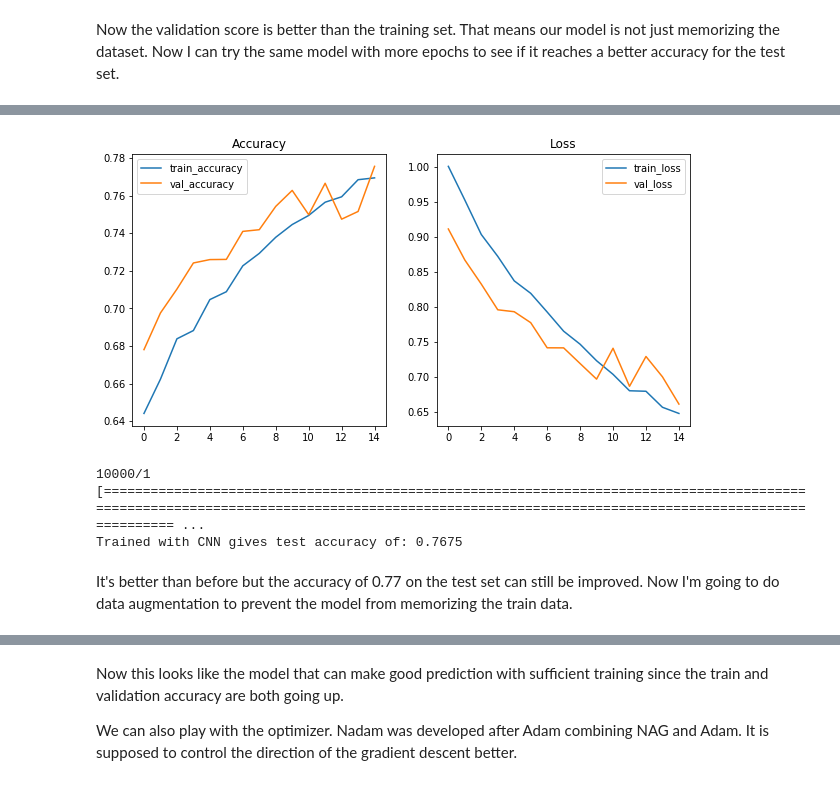
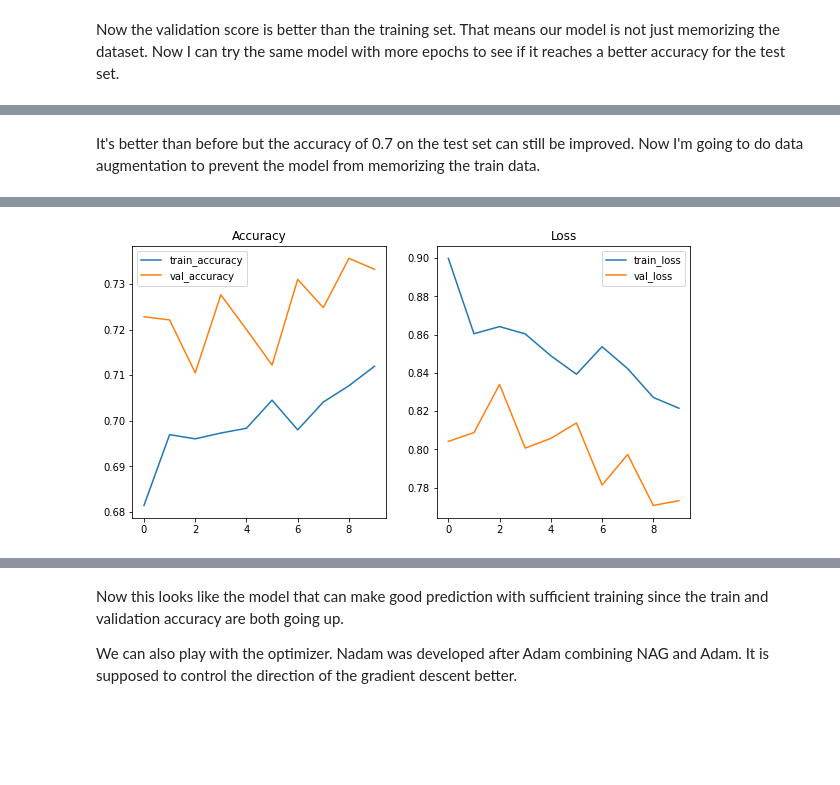
Before and after one commit to bbchen33/Deep-learning, a Jupyter notebook: Tensorflow-small-image-cifar10-training.ipynb, the cells around one changed output, grey strips where cells are left out. Drawn from its saved outputs; the diff is of its cells as text; code cells hidden in the pictures; blank space fills up the shorter version.

```diff
--- a/Tensorflow-small-image-cifar10-training.ipynb
+++ b/Tensorflow-small-image-cifar10-training.ipynb
@@ -263,19 +154,13 @@ Epoch 15/15
-# %%
-training_progress(model4, history4)
-print('Trained with CNN gives test accuracy of:',model4.evaluate(X_test_normal, y_test_category)[1])
-# %% [output]
-[figure, removed]
-10000/1 [=============================================================================================================================================================================================== ...
-Trained with CNN gives test accuracy of: 0.7675
 # %% [markdown]
-It's better than before but the accuracy of 0.77 on the test set can still be improved. Now I'm going to do data augmentation to prevent the model from memorizing the train data.
+It's better than before but the accuracy of 0.7 on the test set can still be improved. Now I'm going to do data augmentation to prevent the model from memorizing the train data.
 # %%
 from tensorflow.keras.preprocessing.image import ImageDataGenerator
 datagen = ImageDataGenerator(rescale =1./255,rotation_range = 30, width_shift_range = 0.2, horizontal_flip = True,validation_split = 0.2)
 # %%
-processed_train = datagen.flow(X_train[:40000], y_train_category[:40000], batch_size =32, shuffle=True)
-processed_val = datagen.flow(X_train[40000:], y_train_category[40000:], batch_size =32, shuffle=True)
+processed_train = datagen.flow(X_train[:40000], y_train_category[:40000], batch_size =1024, shuffle=True)
+processed_val = datagen.flow(X_train[40000:], y_train_category[40000:], batch_size =1024, shuffle=True)
 # %%
 model4.compile(optimizer = 'adam', loss = 'categorical_crossentropy', metrics = ['accuracy'])
-history5 = model4.fit_generator(processed_train, epochs = 10, validation_data = processed_val)
+history5 = model4.fit_generator(processed_train, epochs = 10, validation_data = processed_val, verbose = 0)
+training_progress(model4, history5)
 # %% [output]
@@ -301,0 +167 @@ Epoch 10/10
+[figure, added]
```
Also changed, not shown: parts of 15 cells of this notebook.
